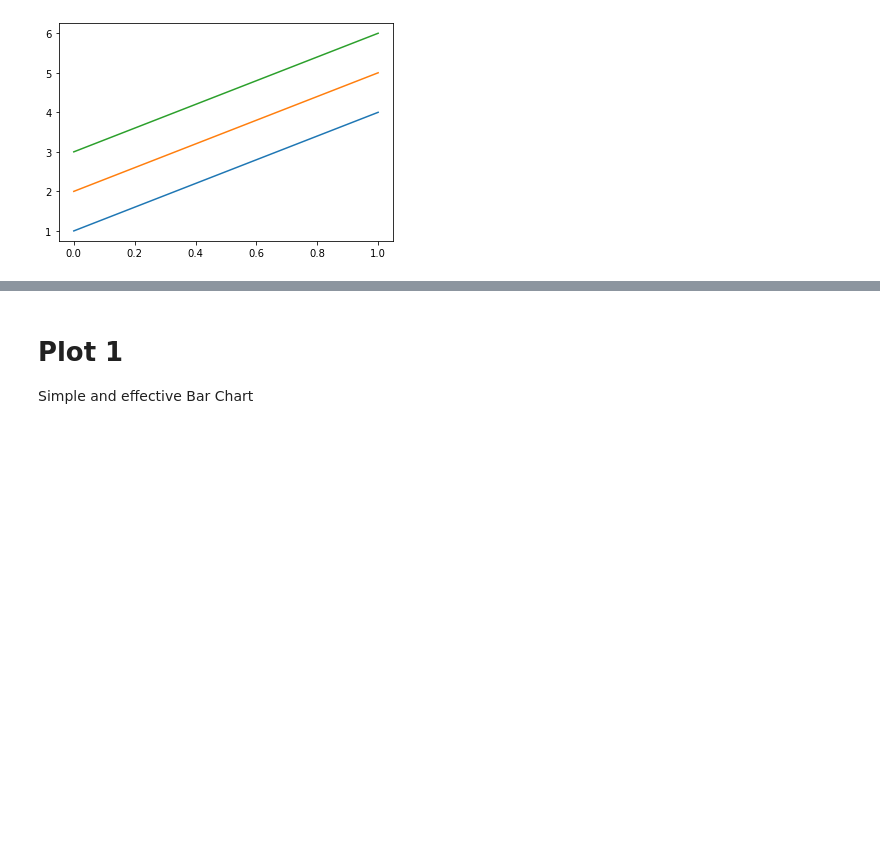
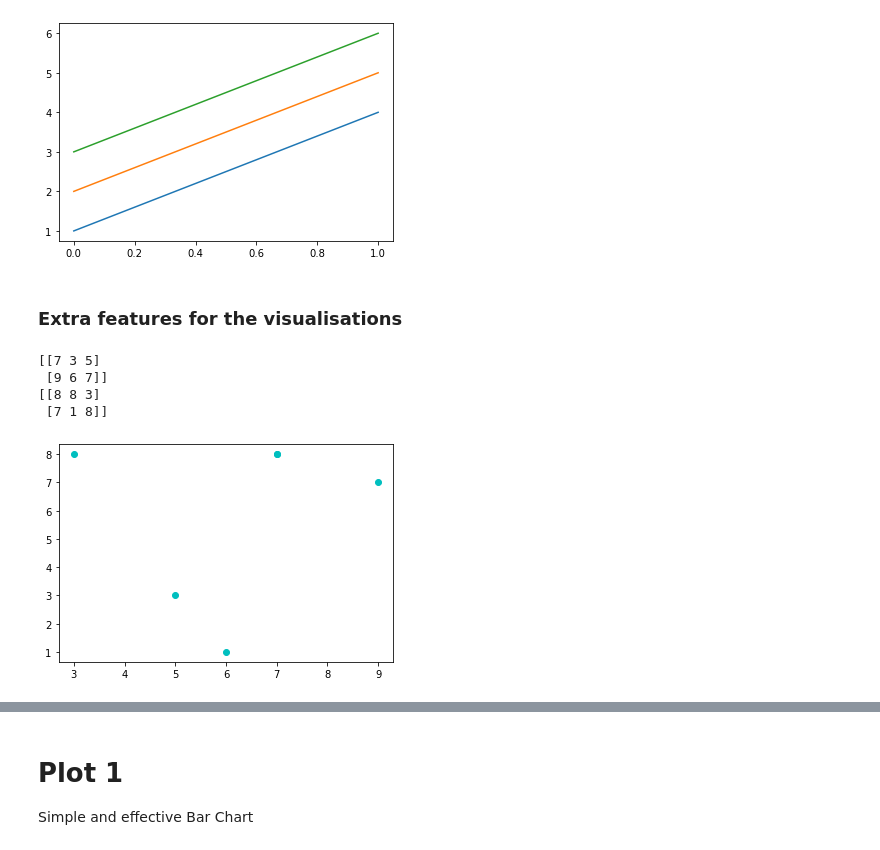
Before and after one commit to Cossie01/Fundamentals-of-Data-Analysis-Assessment, a Jupyter notebook: pyplot.ipynb, the cells around one changed output, grey strips where cells are left out. Saved outputs shown, nothing was run; the diff lists cells and outputs as text; code cells hidden in the pictures; blank space fills up the shorter version.

```diff
--- a/pyplot.ipynb
+++ b/pyplot.ipynb
@@ -32,3 +43,21 @@ plt.plot(arr) #plot the arr
 plt.show () #calling the plot
 # %% [output]
 [figure]
+# %% [markdown]
+### Extra features for the visualisations
+# %%
+#Changing the markers colour and shape
+a =np.random.randint (1,10, size =(2,3)) #giving back 3 random integers
+print (a)
+
+b =np.random.randint (1,10, size =(2,3)) #giving back 3 random integers
+print (b)
+
+plt.plot(a,b,'co') #cyan circles
+plt.show()
+# %% [output]
+[[7 3 5]
+ [9 6 7]]
+[[8 8 3]
+ [7 1 8]]
+[figure, added]
```
Also changed, not shown: parts of 11 cells of this notebook, 1 other file.
